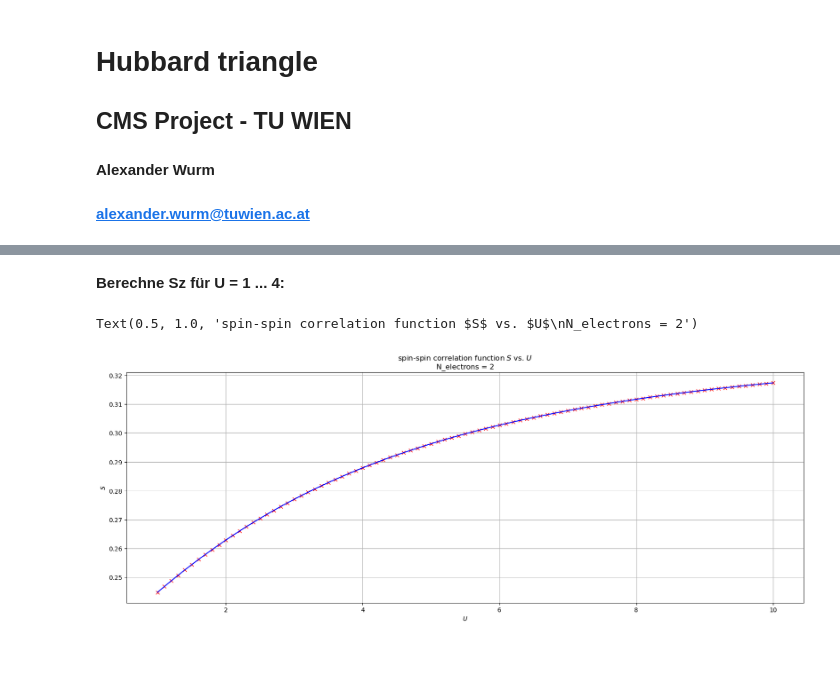
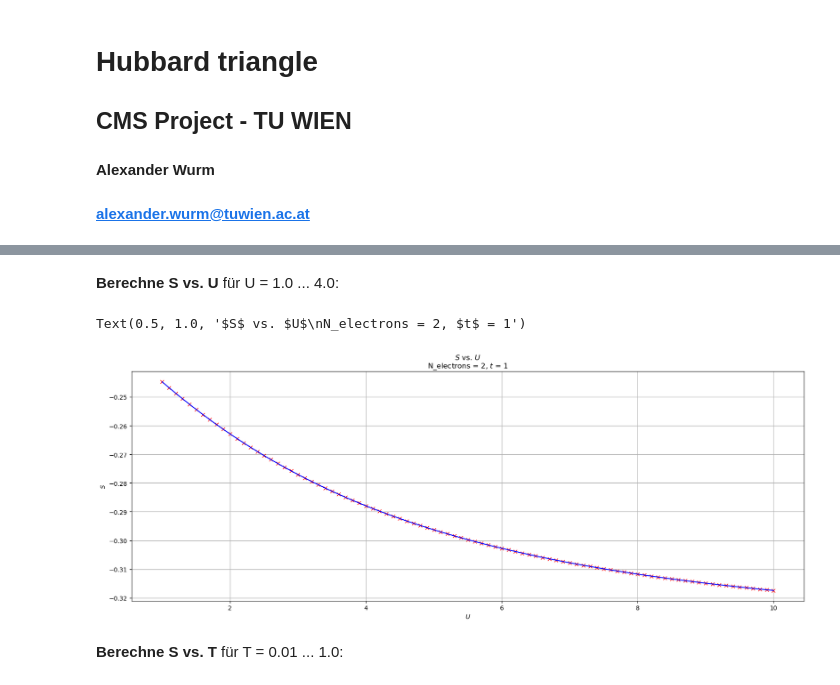
Before and after one commit to alexanderwurm/Hubbard-triangle, a Jupyter notebook: Hubbard triangle.ipynb, the cells around one changed output, grey strips where cells are left out. Drawn from its saved outputs; the diff is of its cells as text; code cells hidden in the pictures; blank space fills up the shorter version.

```diff
--- a/Hubbard triangle.ipynb
+++ b/Hubbard triangle.ipynb
@@ -38,7 +38,7 @@ printM(Hamiltonian*S - S*Hamiltonian)
 # %% [output]
 $\displaystyle \left[\begin{array}{ccccccccccccccc}0.0 & 0.0 & 0.0 & 0.0 & 0.0 & 0.0 & 0.0 & 0.0 & 0.0 & 0.0 & 0.0 & 0.0 & 0.0 & 0.0 & 0.0\\0.0 & 0.0 & 0.0 & 0.0 & 0.0 & 0.0 & 0.0 & 0.0 & 0.0 & 0.0 & 0.0 & 0.0 & 0.0 & 0.0 & 0.0\\0.0 & 0.0 & 0.0 & 0.0 & 0.0 & 0.0 & 0.0 & 0.0 & 0.0 & 0.0 & 0.0 & 0.0 & 0.0 & 0.0 & 0.0\\0.0 & 0.0 & 0.0 & 0.0 & 0.0 & 0.0 & 0.0 & 0.0 & 0.0 & 0.0 & 0.0 & 0.0 & 0.0 & 0.0 & 0.0\\0.0 & 0.0 & 0.0 & 0.0 & 0.0 & 0.0 & 0.0 & 0.0 & 0.0 & 0.0 & 0.0 & 0.0 & 0.0 & 0.0 & 0.0\\0.0 & 0.0 & 0.0 & 0.0 & 0.0 & 0.0 & 0.0 & 0.0 & 0.0 & 0.0 & 0.0 & 0.0 & 0.0 & 0.0 & 0.0\\0.0 & 0.0 & 0.0 & 0.0 & 0.0 & 0.0 & 0.0 & 0.0 & 0.0 & 0.0 & 0.0 & 0.0 & 0.0 & 0.0 & 0.0\\0.0 & 0.0 & 0.0 & 0.0 & 0.0 & 0.0 & 0.0 & 0.0 & 0.0 & 0.0 & 0.0 & 0.0 & 0.0 & 0.0 & 0.0\\0.0 & 0.0 & 0.0 & 0.0 & 0.0 & 0.0 & 0.0 & 0.0 & 0.0 & 0.0 & 0.0 & 0.0 & 0.0 & 0.0 & 0.0\\0.0 & 0.0 & 0.0 & 0.0 & 0.0 & 0.0 & 0.0 & 0.0 & 0.0 & 0.0 & 0.0 & 0.0 & 0.0 & 0.0 & 0.0\\0.0 & 0.0 & 0.0 & 0.0 & 0.0 & 0.0 & 0.0 & 0.0 & 0.0 & 0.0 & 0.0 & 0.0 & 0.0 & 0.0 & 0.0\\0.0 & 0.0 & 0.0 & 0.0 & 0.0 & 0.0 & 0.0 & 0.0 & 0.0 & 0.0 & 0.0 & 0.0 & 0.0 & 0.0 & 0.0\\0.0 & 0.0 & 0.0 & 0.0 & 0.0 & 0.0 & 0.0 & 0.0 & 0.0 & 0.0 & 0.0 & 0.0 & 0.0 & 0.0 & 0.0\\0.0 & 0.0 & 0.0 & 0.0 & 0.0 & 0.0 & 0.0 & 0.0 & 0.0 & 0.0 & 0.0 & 0.0 & 0.0 & 0.0 & 0.0\\0.0 & 0.0 & 0.0 & 0.0 & 0.0 & 0.0 & 0.0 & 0.0 & 0.0 & 0.0 & 0.0 & 0.0 & 0.0 & 0.0 & 0.0\end{array}\right]$
 # %% [markdown]
-**Berechne Sz für U = 1 ... 4:**
+**Berechne S vs. U** für U = 1.0 ... 4.0:
 # %%
 U = np.arange(1, 10.1, 0.1)
 SUi = []
@@ -57,22 +57,24 @@ for Ui in U:
         if abs(eigval_min-eigval[i]) < 1e-10:
             cnt += 1
             su_avg = 0
-            for i,x in enumerate(eigvec[:,i]):
-                res1 = up(states[i])[0] - down(states[i])[0]
-                res2 = up(states[i])[1] - down(states[i])[1]
-                res3 = up(states[i])[2] - down(states[i])[2]
+            for k,x in enumerate(eigvec[:,i]):
+                res1 = up(states[k])[0] - down(states[k])[0]
+                res2 = up(states[k])[1] - down(states[k])[1]
+                res3 = up(states[k])[2] - down(states[k])[2]
                 su_avg += x**2 * (res1*res2 + res2*res3 + res3*res1) / NSITES
 
     SUi.append(su_avg/cnt)
 # %%
 plt.rcParams['figure.figsize'] = [20, 7]
 plt.rcParams['figure.dpi'] = 100
-plt.plot(U, np.abs(SUi), 'rx')
-plt.plot(U, np.abs(SUi), 'b')
+plt.plot(U, SUi, 'rx')
+plt.plot(U, SUi, 'b')
 plt.grid()
 plt.xlabel("$U$")
 plt.ylabel(r"$S$")
-plt.title(r"spin-spin correlation function $S$ vs. $U$" "\n" "N_electrons = {:g}" .format(N_electrons))
+plt.title(r"$S$ vs. $U$" "\n" "N_electrons = {:g}, $t$ = {:g}" .format(N_electrons, t))
 # %% [output]
-Text(0.5, 1.0, 'spin-spin correlation function $S$ vs. $U$\nN_electrons = 2')
+Text(0.5, 1.0, '$S$ vs. $U$\nN_electrons = 2, $t$ = 1')
-[figure, old version]
+[figure, new version]
+# %% [markdown]
+**Berechne S vs. T** für T = 0.01 ... 1.0:
```
Also changed, not shown: parts of 5 cells of this notebook, 2 other files.
